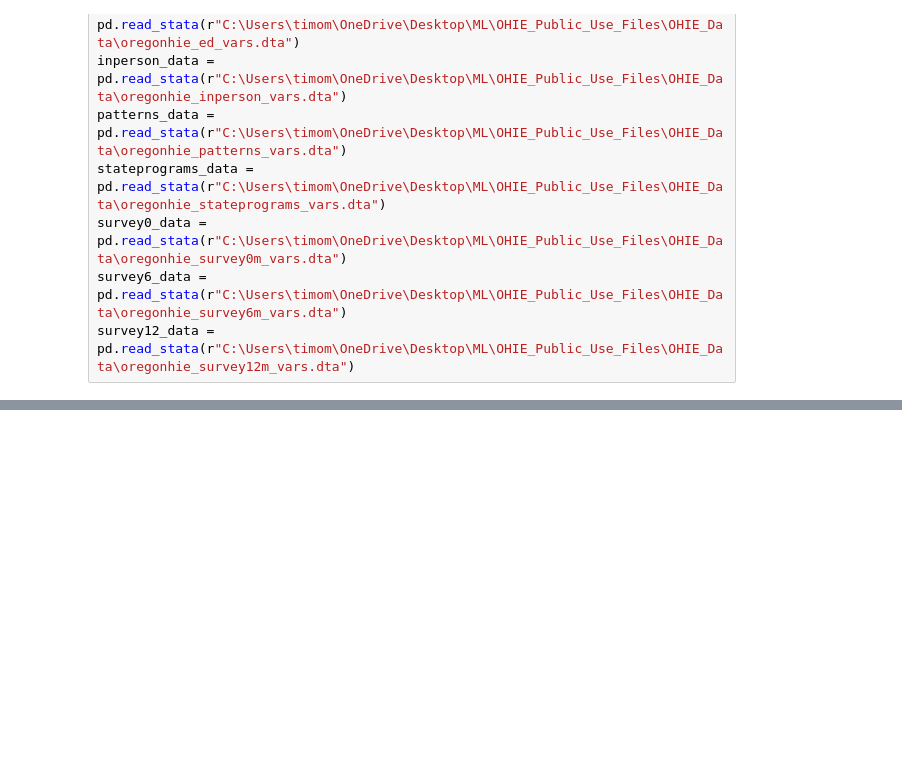
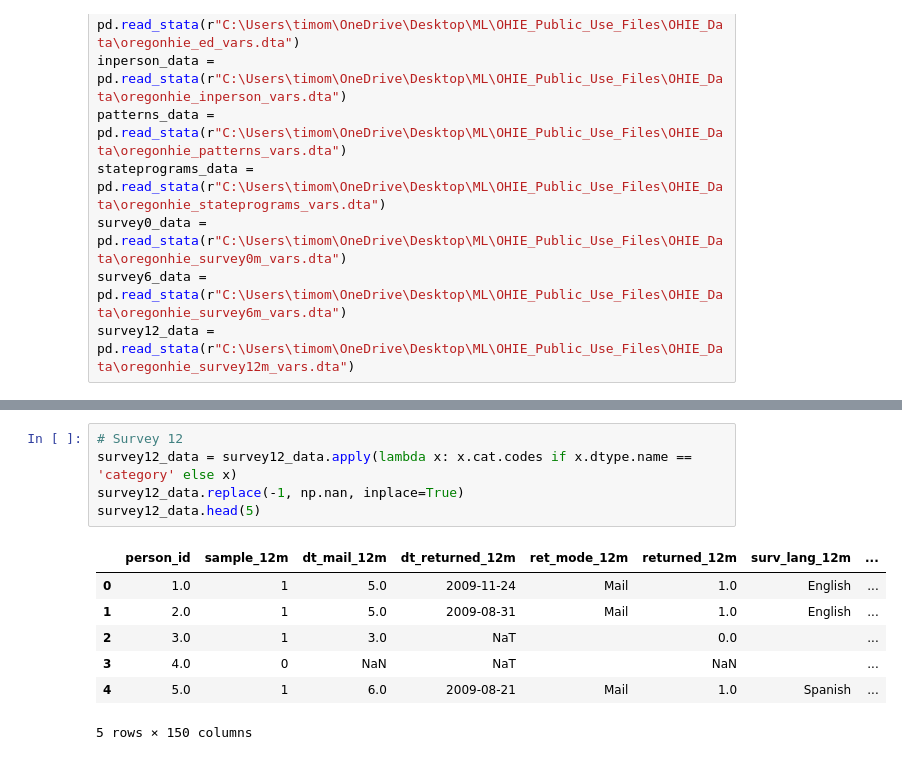
Before and after one commit to Yasmineouattara/ML_for_Econ_Final_Project, a Jupyter notebook: Notebook_Tim.ipynb, the cells around one changed output, grey strips where cells are left out. Cells and saved outputs as stored; diff of their text form; blank space fills up the shorter version.

```diff
--- a/Notebook_Tim.ipynb
+++ b/Notebook_Tim.ipynb
@@ -30,0 +112,13 @@ des_subdata.head(5)
+# %%
+# Survey 12
+survey12_data = survey12_data.apply(lambda x: x.cat.codes if x.dtype.name == 'category' else x)
+survey12_data.replace(-1, np.nan, inplace=True)
+survey12_data.head(5)
+# %% [output]
+|  | person_id | sample_12m | dt_mail_12m | dt_returned_12m | ret_mode_12m | returned_12m | surv_lang_12m | ... |
+| 0 | 1.0 | 1 | 5.0 | 2009-11-24 | Mail | 1.0 | English | ... |
+| 1 | 2.0 | 1 | 5.0 | 2009-08-31 | Mail | 1.0 | English | ... |
+| 2 | 3.0 | 1 | 3.0 | NaT |  | 0.0 |  | ... |
+| 3 | 4.0 | 0 | NaN | NaT |  | NaN |  | ... |
+| 4 | 5.0 | 1 | 6.0 | 2009-08-21 | Mail | 1.0 | Spanish | ... |
+5 rows × 150 columns
```
Also changed, not shown: parts of 10 cells of this notebook.
